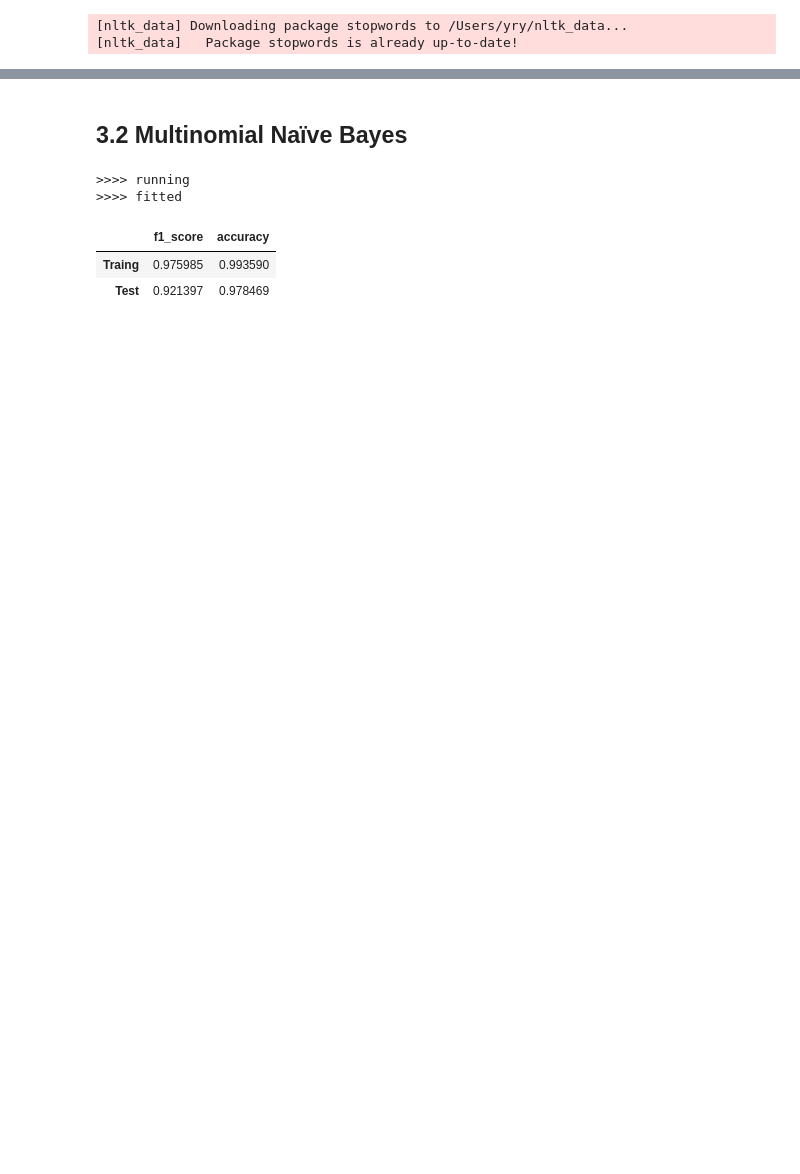
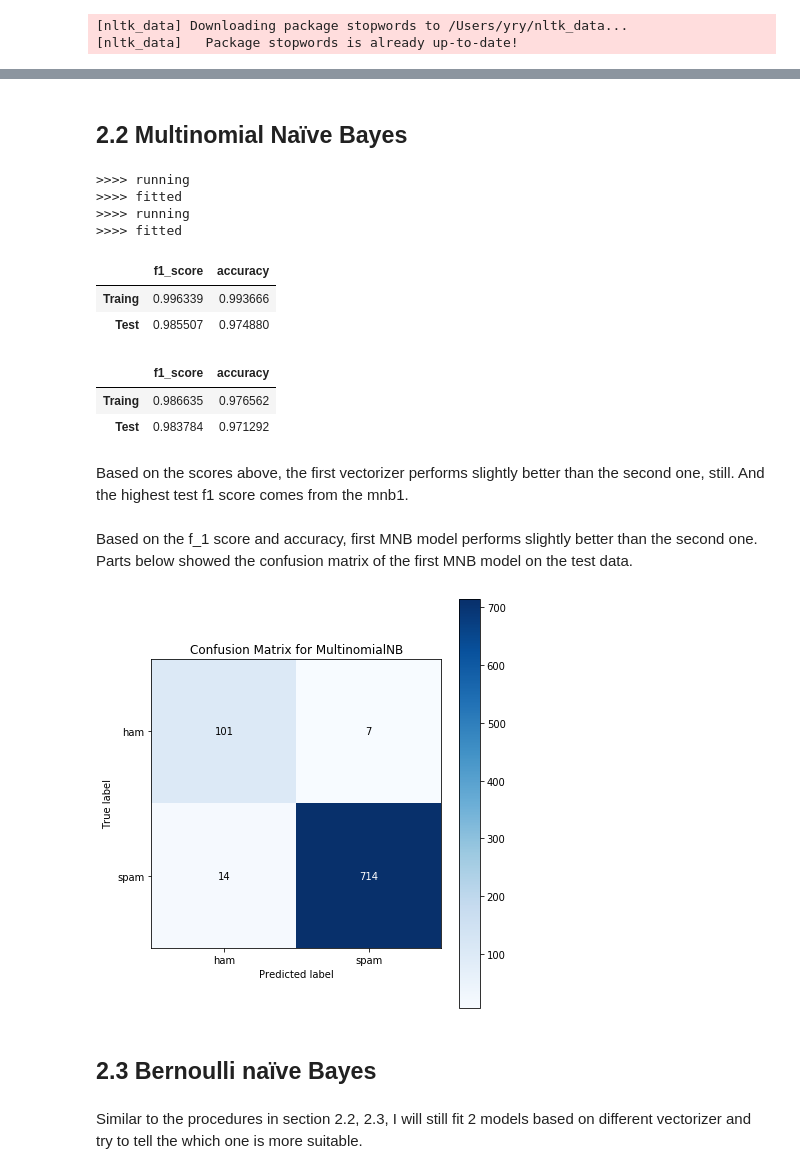
Before and after one commit to ECS171-Project/Final-project, a Jupyter notebook: NaiiveBayes.ipynb, the cells around one changed output, grey strips where cells are left out. Cells and saved outputs as stored; diff of their text form; code cells hidden in the pictures; blank space fills up the shorter version.

```diff
--- a/NaiiveBayes.ipynb
+++ b/NaiiveBayes.ipynb
@@ -168,14 +185,41 @@ gnb.plot_confusion()
 # %% [markdown]
-## 3.2 Multinomial Naïve Bayes
+## 2.2 Multinomial Naïve Bayes
-# %%
-mnb = myBayes(MultinomialNB)
-mnb(x_tr, x_te, y_tr, y_te)
-# %% [output]
->>>> running
->>>> fitted
-# %%
-mnb.get_scores()
-# %% [output]
-|  | f1_score | accuracy |
-| Traing | 0.975985 | 0.993590 |
-| Test | 0.921397 | 0.978469 |
+# %%
+# Fit 2 models by using two data sets generlized by different vectorizer.
+mnb1 = myBayes(MultinomialNB)
+mnb1(x_tr1, x_te1, y_tr1, y_te1)
+
+mnb2 = myBayes(MultinomialNB)
+mnb2(x_tr2, x_te2, y_tr2, y_te2)
+# %% [output]
+>>>> running
+>>>> fitted
+>>>> running
+>>>> fitted
+# %%
+# Get the scores for the first MNB model.
+mnb1.get_scores()
+# %% [output]
+|  | f1_score | accuracy |
+| Traing | 0.996339 | 0.993666 |
+| Test | 0.985507 | 0.974880 |
+# %%
+# Get the scores for the second MNB model.
+mnb2.get_scores()
+# %% [output]
+|  | f1_score | accuracy |
+| Traing | 0.986635 | 0.976562 |
+| Test | 0.983784 | 0.971292 |
+# %% [markdown]
+Based on the scores above, the first vectorizer performs slightly better than  the second one, still. And the highest test f1 score comes from the mnb1.
+# %% [markdown]
+Based on the f_1 score and accuracy, first MNB model performs slightly better than the second one. Parts below showed the confusion matrix of the first MNB model on the test data.
+# %%
+mnb1.plot_confusion()
+plt.show()
+# %% [output]
+[figure, added]
+# %% [markdown]
+## 2.3 Bernoulli naïve Bayes
+# %% [markdown]
+Similar to the procedures in section 2.2, 2.3, I will still fit 2 models based on different vectorizer and try to tell the which one is more suitable.
```
Also changed, not shown: parts of 40 cells of this notebook.
